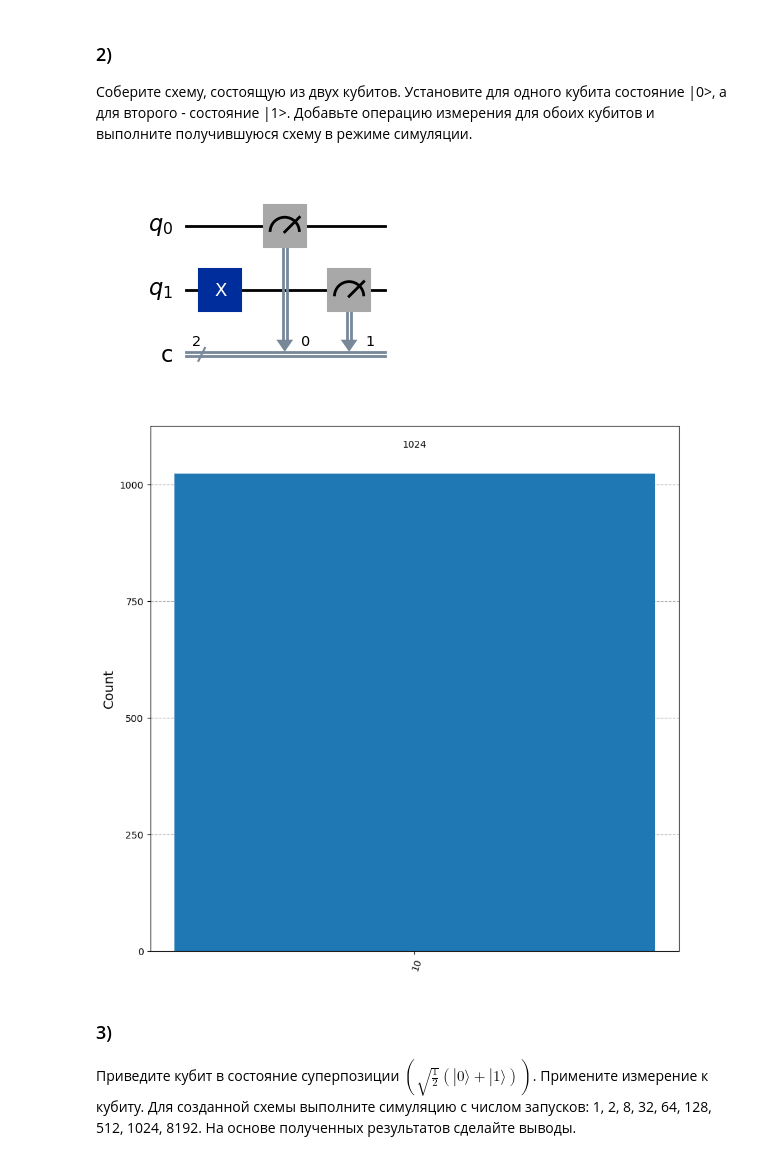
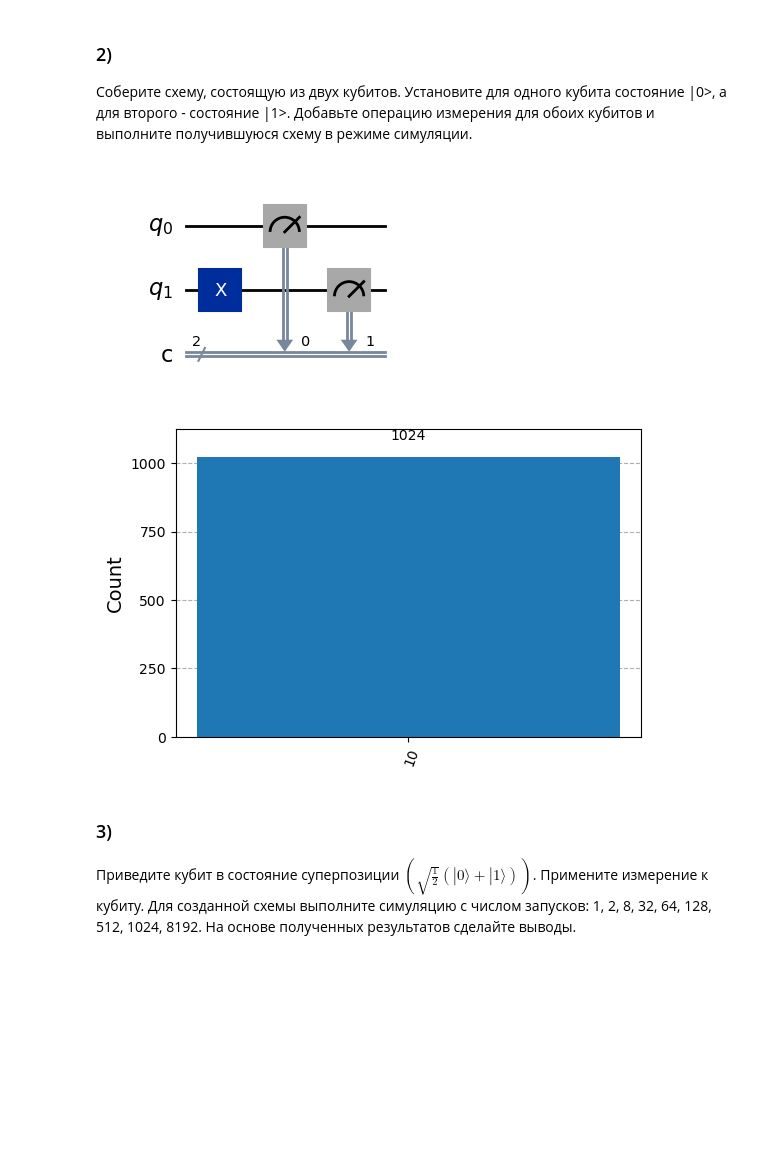
Before and after one commit to fish-from-SanDiego/qubit-labs, a Jupyter notebook: lab1.ipynb, the cells around one changed output. Drawn from its saved outputs; the diff is of its cells as text; code cells hidden in the pictures; blank space fills up the shorter version.

```diff
--- a/lab1.ipynb
+++ b/lab1.ipynb
@@ -41,16 +41,16 @@ def draw_circuit(circuit):
 # %%
 q_reg = QuantumRegister(2, 'q')
 c_reg = ClassicalRegister(2, 'c')
 circuit = QuantumCircuit(q_reg, c_reg)
 
 circuit.x(q_reg[1])
 circuit.measure(q_reg[1], c_reg[1])
 circuit.measure(q_reg[0], c_reg[0])
 draw_circuit(circuit)
-run_with_plot(circuit, figsize=figsize(10, 10))
+run_with_plot(circuit, figsize=figsize(6, 4))
 # %% [output]
 [figure]
-[figure, old version]
+[figure, new version]
 # %% [markdown]
 ### 3)
 Приведите кубит в состояние суперпозиции $\left( \sqrt{\frac{1}{2}}(|0\rangle + |1\rangle) \right)$. Примените измерение к кубиту. Для созданной схемы выполните симуляцию с числом запусков: 1, 2, 8, 32, 64, 128, 512, 1024, 8192. На основе полученных результатов сделайте выводы.
```
Also changed, not shown: parts of 2 cells of this notebook, 1 other file.
